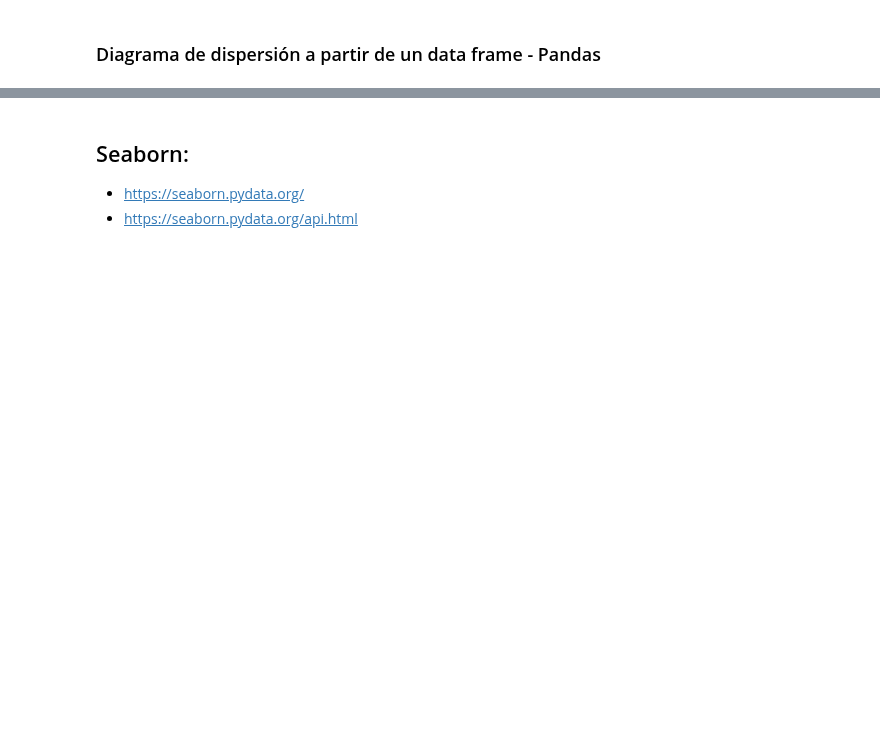
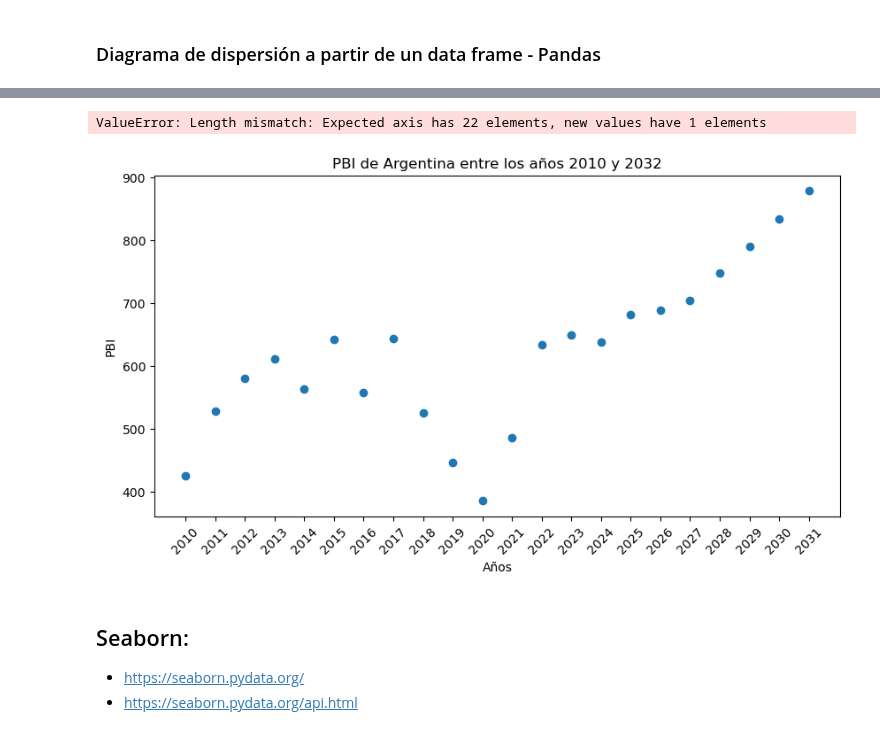
Before and after one commit to jgomezz/cpe_ciencia_datos_python, a Jupyter notebook: mod2_estadistica_y_visualizacion/semana_04_advanced_graph.ipynb, the cells around one changed output, grey strips where cells are left out. Cells and saved outputs as stored; diff of their text form; code cells hidden in the pictures; blank space fills up the shorter version.

```diff
--- a/mod2_estadistica_y_visualizacion/semana_04_advanced_graph.ipynb
+++ b/mod2_estadistica_y_visualizacion/semana_04_advanced_graph.ipynb
@@ -482,3 +550,64 @@ plt.show()
+# %%
+import pandas as pd
+import matplotlib.pyplot as plt
+
+df_weo = pd.read_csv('dataset/fmi/WEO_Data_Latinoamerica_2026.csv', encoding='latin-1')
+
+anios_rango = [str(anio) for anio in range(2010, 2032)]
+
+df_argentina = df_weo[df_weo['COUNTRY'] == 'Argentina'].set_index('COUNTRY')[anios_rango]
+
+pbi_argentina.columns = ['PBI']
+
+años_x = df_argentina.index.astype(int)
+pbi_y = df_argentina['PBI']
+
+plt.figure(figsize=(10, 6))
+plt.scatter(años_x, pbi_y, color='darkcyan', s=80, edgecolor='black', alpha=0.8, zorder=3)
+plt.title('Evolución del PBI de Argentina (2010 - 2031)',
+     fontsize=13, fontweight='bold')
+plt.xlabel('Año', fontsize=11)
+plt.ylabel('PBI (Miles de millones de USD)', fontsize=11)
+plt.show()
+# %% [output]
+ValueError: Length mismatch: Expected axis has 22 elements, new values have 1 elements
+# %%
+import pandas as pd
+import matplotlib.pyplot as plt
+
+filename = "dataset/fmi/WEO_Data_Latinoamerica_2026.csv"
+
+df = pd.read_csv(filename)
+
+df.set_index("COUNTRY", inplace=True)
+
+range_year = [str(x) for x in range(2010, 2033)]
+
+range_year = [x for x in range_year if x in df.columns]
+
+df_country = df.loc["Argentina", range_year]
+
+df_country = df_country.to_frame()
+
+df_country.reset_index(inplace=True)
+
+df_country.columns = ["Año", "PBI"]
+
+df_country.head()
+
+plt.figure(figsize=(10, 5))
+
+plt.scatter(df_country["Año"], df_country["PBI"])
+
+plt.title("PBI de Argentina entre los años 2010 y 2032")
+plt.xlabel("Años")
+plt.ylabel("PBI")
+plt.xticks(rotation=45)
+
+plt.savefig("./output/scatter_argentina_pbi_2010_2032.png")
+plt.show()
+# %% [output]
+[figure, added]
 # %% [markdown]
 ## Seaborn:
 
```
Also changed, not shown: parts of 12 cells of this notebook, 2 other files.
